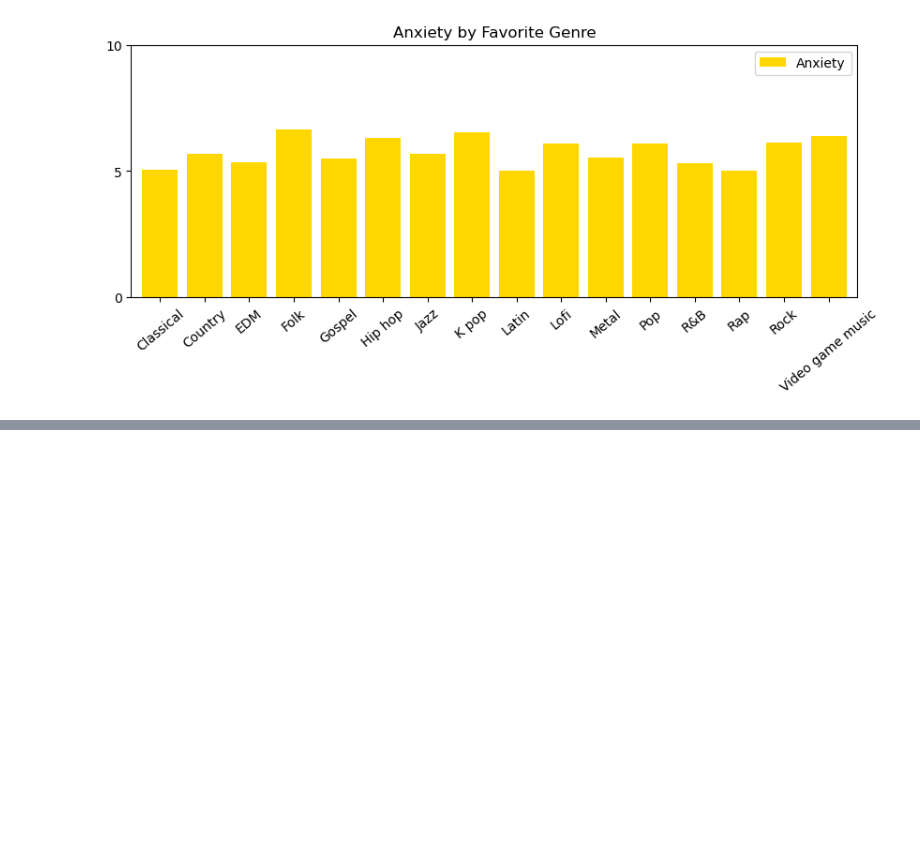
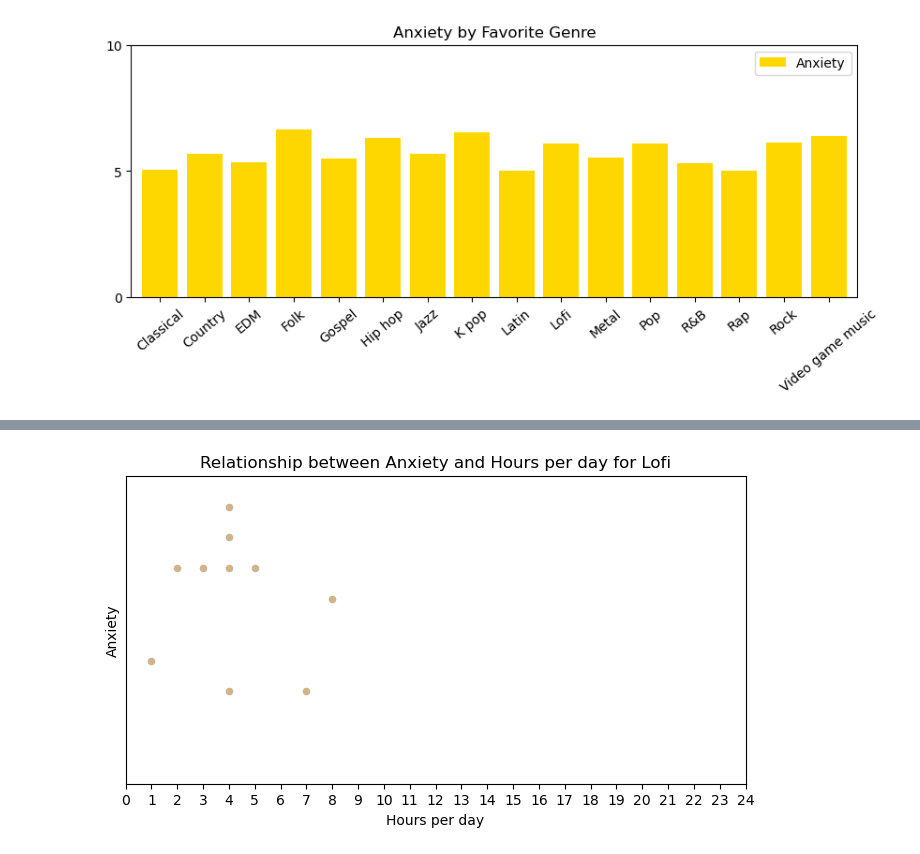
Before and after one commit to jdanielle12/project1, a Jupyter notebook: music_and_mental_health.ipynb, the cells around one changed output, grey strips where cells are left out. Drawn from its saved outputs; the diff is of its cells as text; code cells hidden in the pictures; blank space fills up the shorter version.

```diff
--- a/music_and_mental_health.ipynb
+++ b/music_and_mental_health.ipynb
@@ -210,0 +104,7 @@ hours_per_day_anxiety = df_rock.plot.scatter(x="Hours per day",y="Anxiety",title
+# %%
+# Create a scatter plot to chart the correlation between Anxiety and Hours per day for the Lofi DataFrame
+hours_per_day_anxiety = df_lofi.plot.scatter(x="Hours per day",y="Anxiety",title="Relationship between Anxiety and Hours per day for Lofi", figsize=(8,4),
+                    xlabel="Hours per day",ylabel="Anxiety",color="tan",
+                    xlim=(0,24),ylim=(0,10),xticks=(0, 1, 2, 3, 4, 5, 6, 7, 8, 9, 10, 11, 12, 13, 14, 15, 16, 17, 18, 19, 20, 21, 22, 23, 24),yticks=())
+# %% [output]
+[figure, added]
```
Also changed, not shown: parts of 36 cells of this notebook, 25 other files.
